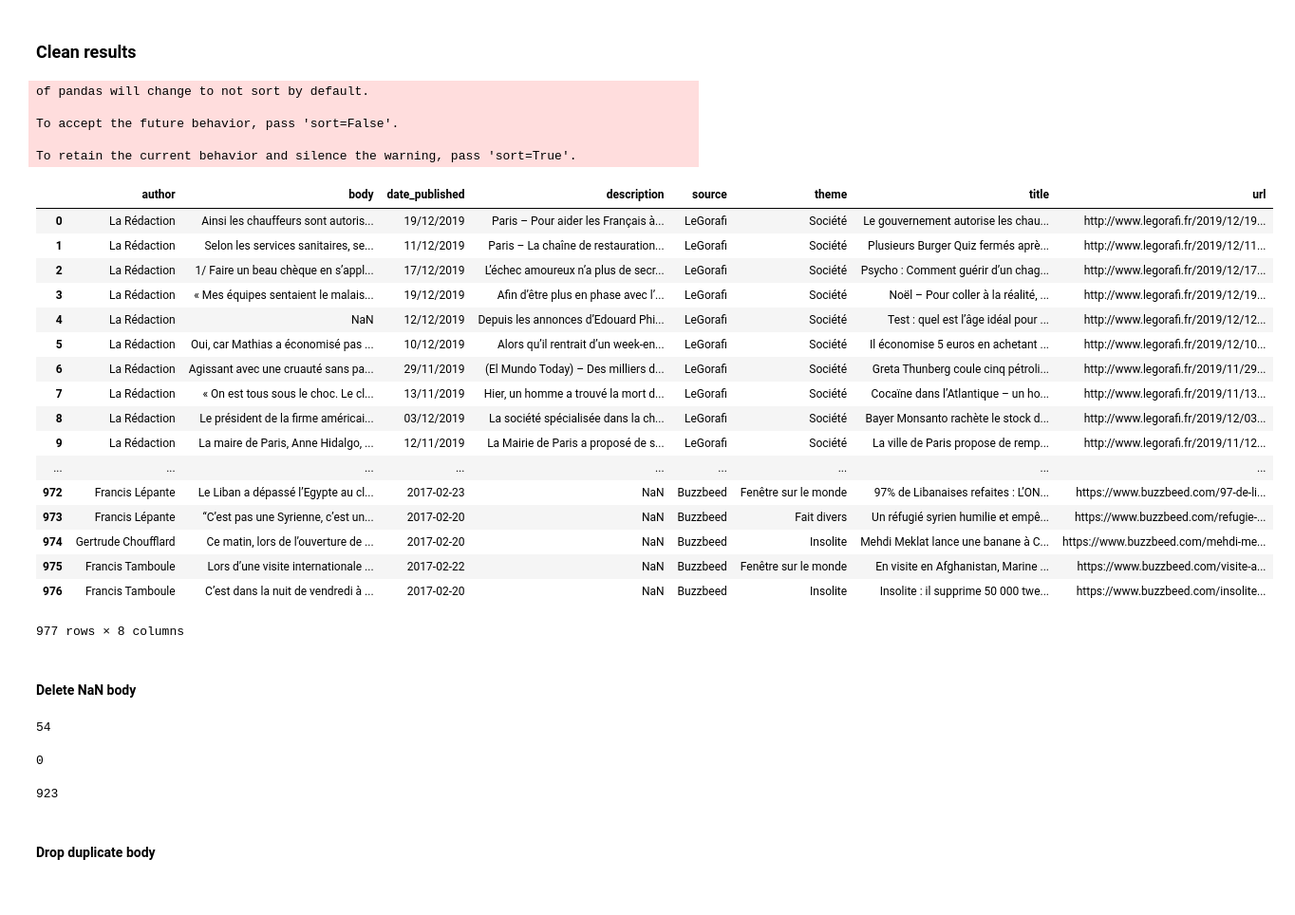
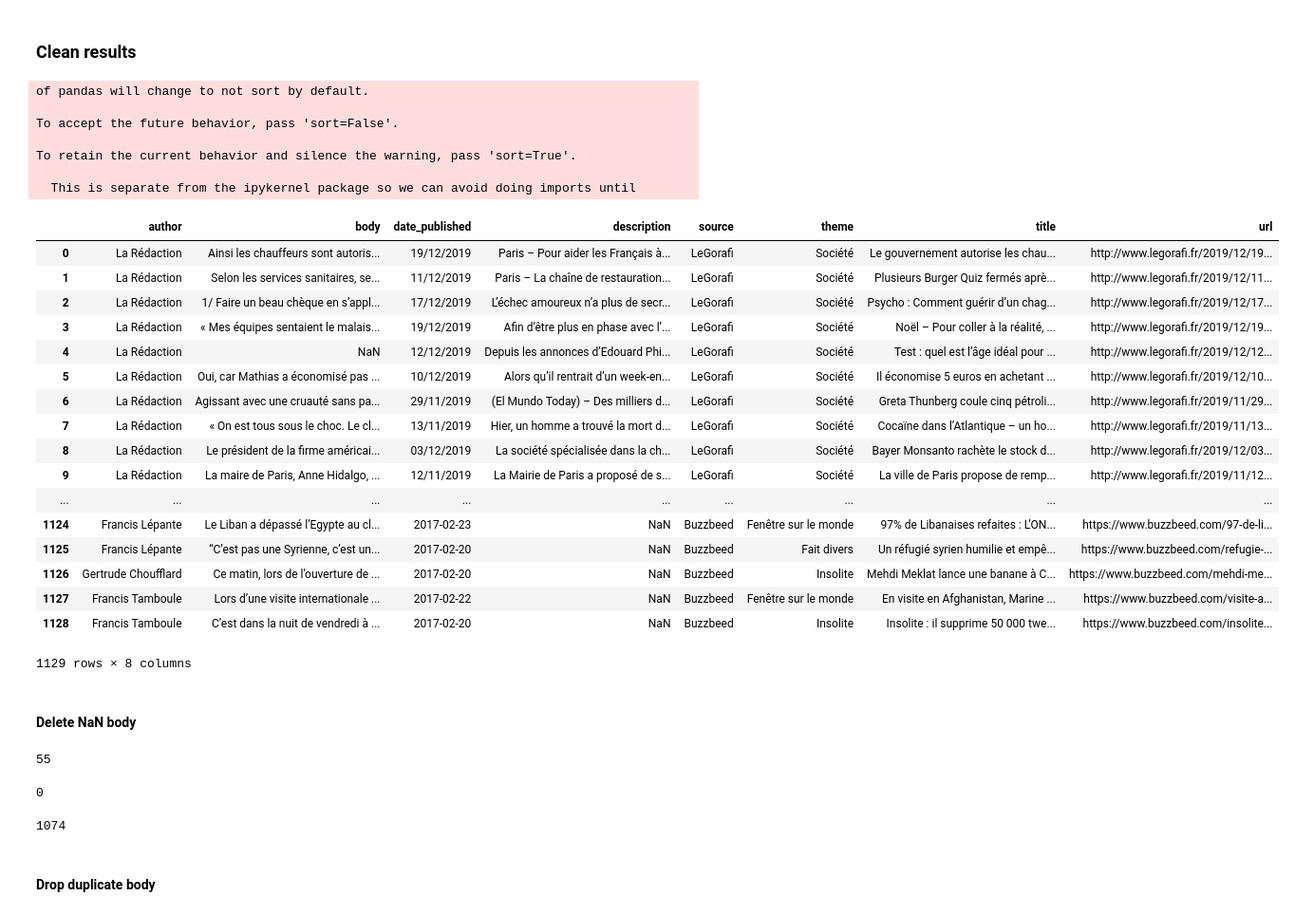
Before and after one commit to jeugregg/FakeNewsDetectionFr, a Jupyter notebook: 02_Scraping_French_News.ipynb, the cells around one changed output. Shown at 95% size. Drawn from its saved outputs; the diff is of its cells as text; code cells hidden in the pictures.

```diff
--- a/02_Scraping_French_News.ipynb
+++ b/02_Scraping_French_News.ipynb
@@ -346,6 +346,18 @@ URL_PAGES_GORAFI_POLITIQUE = 'http://www.legorafi.fr/category/france/politique/'
 # declare your data location
 PATH_PAGES_GORAFI_POLITIQUE = PATH_FOLDER_SAVE + '/pages_gorafi_politique.json'
 PATH_NEWS_GORAFI_POLITIQUE = PATH_FOLDER_SAVE + '/gorafi_politique.json'
+
+# sciences
+URL_PAGES_GORAFI_SCIENCES = 'http://www.legorafi.fr/category/france/sciences/'
+# declare your data location
+PATH_PAGES_GORAFI_SCIENCES = PATH_FOLDER_SAVE + '/pages_gorafi_sciences.json'
+PATH_NEWS_GORAFI_SCIENCES = PATH_FOLDER_SAVE + '/gorafi_sciences.json'
+
+# tech
+URL_PAGES_GORAFI_TECH = 'http://www.legorafi.fr/category/france/hi-tech/'
+# declare your data location
+PATH_PAGES_GORAFI_TECH = PATH_FOLDER_SAVE + '/pages_gorafi_tech.json'
+PATH_NEWS_GORAFI_TECH = PATH_FOLDER_SAVE + '/gorafi_tech.json'
 # %% [markdown]
 #### Le Gorafi Société
 # %% [markdown]
@@ -1213,42 +1381,47 @@ import pandas as pd
 
 df_gorafi_soc = pd.read_json(PATH_NEWS_GORAFI_SOCIETE)
 df_gorafi_pol = pd.read_json(PATH_NEWS_GORAFI_POLITIQUE)
+df_gorafi_sci = pd.read_json(PATH_NEWS_GORAFI_SCIENCES)
+df_gorafi_tech = pd.read_json(PATH_NEWS_GORAFI_TECH)
 df_nordpresse = pd.read_json(PATH_NEWS_NORDPRESSE)
 df_buzzbeed = pd.read_json(PATH_NEWS_BUZZBEED)
 # %%
-df_fake = pd.concat([df_gorafi_soc, df_gorafi_pol, df_nordpresse,
-         df_buzzbeed], ignore_index=True)
+df_fake = pd.concat([df_gorafi_soc, df_gorafi_pol, df_gorafi_sci,
+                     df_gorafi_tech, df_nordpresse, df_buzzbeed],
+                    ignore_index=True)
 df_fake
 # %% [output]
 of pandas will change to not sort by default.
 
 To accept the future behavior, pass 'sort=False'.
 
 To retain the current behavior and silence the warning, pass 'sort=True'.
+
+  This is separate from the ipykernel package so we can avoid doing imports until
 |  | author | body | date_published | description | source | theme | title | url |
 | 0 | La Rédaction | Ainsi les chauffeurs sont autoris... | 19/12/2019 | Paris – Pour aider les Français à... | LeGorafi | Société | Le gouvernement autorise les chau... | http://www.legorafi.fr/2019/12/19... |
 | 1 | La Rédaction | Selon les services sanitaires, se... | 11/12/2019 | Paris – La chaîne de restauration... | LeGorafi | Société | Plusieurs Burger Quiz fermés aprè... | http://www.legorafi.fr/2019/12/11... |
 | 2 | La Rédaction | 1/ Faire un beau chèque en s’appl... | 17/12/2019 | L’échec amoureux n’a plus de secr... | LeGorafi | Société | Psycho : Comment guérir d’un chag... | http://www.legorafi.fr/2019/12/17... |
 | 3 | La Rédaction | « Mes équipes sentaient le malais... | 19/12/2019 | Afin d’être plus en phase avec l’... | LeGorafi | Société | Noël – Pour coller à la réalité, ... | http://www.legorafi.fr/2019/12/19... |
 | 4 | La Rédaction | NaN | 12/12/2019 | Depuis les annonces d’Edouard Phi... | LeGorafi | Société | Test : quel est l’âge idéal pour ... | http://www.legorafi.fr/2019/12/12... |
 | 5 | La Rédaction | Oui, car Mathias a économisé pas ... | 10/12/2019 | Alors qu’il rentrait d’un week-en... | LeGorafi | Société | Il économise 5 euros en achetant ... | http://www.legorafi.fr/2019/12/10... |
 | 6 | La Rédaction | Agissant avec une cruauté sans pa... | 29/11/2019 | (El Mundo Today) – Des milliers d... | LeGorafi | Société | Greta Thunberg coule cinq pétroli... | http://www.legorafi.fr/2019/11/29... |
 | 7 | La Rédaction | « On est tous sous le choc. Le cl... | 13/11/2019 | Hier, un homme a trouvé la mort d... | LeGorafi | Société | Cocaïne dans l’Atlantique – un ho... | http://www.legorafi.fr/2019/11/13... |
 | 8 | La Rédaction | Le président de la firme américai... | 03/12/2019 | La société spécialisée dans la ch... | LeGorafi | Société | Bayer Monsanto rachète le stock d... | http://www.legorafi.fr/2019/12/03... |
 | 9 | La Rédaction | La maire de Paris, Anne Hidalgo, ... | 12/11/2019 | La Mairie de Paris a proposé de s... | LeGorafi | Société | La ville de Paris propose de remp... | http://www.legorafi.fr/2019/11/12... |
 | ... | ... | ... | ... | ... | ... | ... | ... | ... |
-| 972 | Francis Lépante | Le Liban a dépassé l’Egypte au cl... | 2017-02-23 | NaN | Buzzbeed | Fenêtre sur le monde | 97% de Libanaises refaites : L’ON... | https://www.buzzbeed.com/97-de-li... |
-| 973 | Francis Lépante | “C’est pas une Syrienne, c’est un... | 2017-02-20 | NaN | Buzzbeed | Fait divers | Un réfugié syrien humilie et empê... | https://www.buzzbeed.com/refugie-... |
-| 974 | Gertrude Choufflard | Ce matin, lors de l’ouverture de ... | 2017-02-20 | NaN | Buzzbeed | Insolite | Mehdi Meklat lance une banane à C... | https://www.buzzbeed.com/mehdi-me... |
-| 975 | Francis Tamboule | Lors d’une visite internationale ... | 2017-02-22 | NaN | Buzzbeed | Fenêtre sur le monde | En visite en Afghanistan, Marine ... | https://www.buzzbeed.com/visite-a... |
-| 976 | Francis Tamboule | C’est dans la nuit de vendredi à ... | 2017-02-20 | NaN | Buzzbeed | Insolite | Insolite : il supprime 50 000 twe... | https://www.buzzbeed.com/insolite... |
+| 1124 | Francis Lépante | Le Liban a dépassé l’Egypte au cl... | 2017-02-23 | NaN | Buzzbeed | Fenêtre sur le monde | 97% de Libanaises refaites : L’ON... | https://www.buzzbeed.com/97-de-li... |
+| 1125 | Francis Lépante | “C’est pas une Syrienne, c’est un... | 2017-02-20 | NaN | Buzzbeed | Fait divers | Un réfugié syrien humilie et empê... | https://www.buzzbeed.com/refugie-... |
+| 1126 | Gertrude Choufflard | Ce matin, lors de l’ouverture de ... | 2017-02-20 | NaN | Buzzbeed | Insolite | Mehdi Meklat lance une banane à C... | https://www.buzzbeed.com/mehdi-me... |
+| 1127 | Francis Tamboule | Lors d’une visite internationale ... | 2017-02-22 | NaN | Buzzbeed | Fenêtre sur le monde | En visite en Afghanistan, Marine ... | https://www.buzzbeed.com/visite-a... |
+| 1128 | Francis Tamboule | C’est dans la nuit de vendredi à ... | 2017-02-20 | NaN | Buzzbeed | Insolite | Insolite : il supprime 50 000 twe... | https://www.buzzbeed.com/insolite... |
-977 rows × 8 columns
+1129 rows × 8 columns
 # %% [markdown]
 #### Delete NaN body
 # %%
 df_fake[df_fake["body"].isna()].shape[0]
 # %% [output]
-54
+55
 # %%
 df_fake.dropna(subset=['body'], inplace=True)
 # %%
@@ -1258,7 +1431,7 @@ df_fake[df_fake["body"].isna()].shape[0]
 # %%
 df_fake.shape[0]
 # %% [output]
-923
+1074
 # %% [markdown]
 #### Drop duplicate body
 # %%
```
Also changed, not shown: parts of 117 cells of this notebook, 3 other files.
